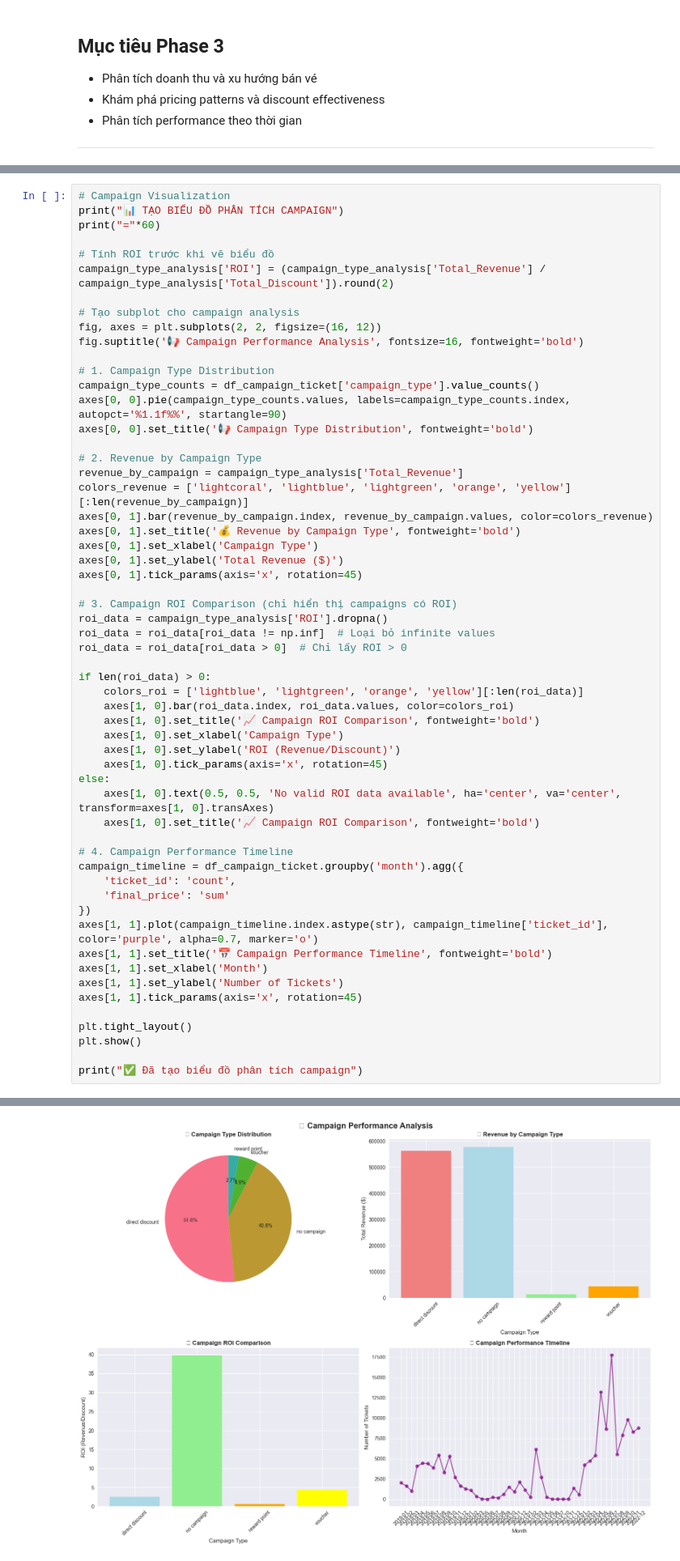
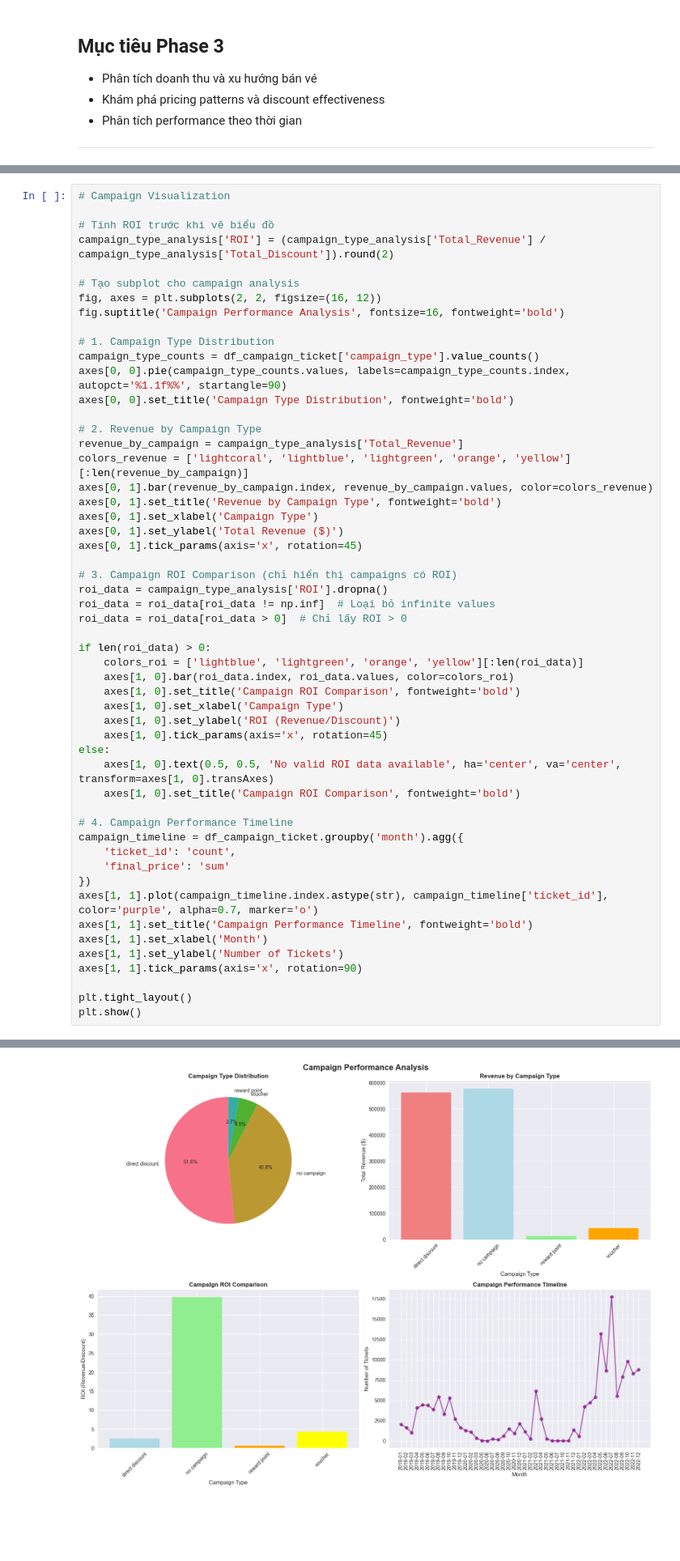
Before and after one commit to LeVanDuy26/Movie-Ticket-Company, a Jupyter notebook: notebooks/02_eda.ipynb, the cells around one changed output, grey strips where cells are left out. Shown at 81% size. Saved outputs shown, nothing was run; the diff lists cells and outputs as text; blank space fills up the shorter version.

```diff
--- a/notebooks/02_eda.ipynb
+++ b/notebooks/02_eda.ipynb
@@ -792,26 +857,24 @@ month
 79800       direct discount     1798       13665.11              7.60
 # %%
 # Campaign Visualization
-print("📊 TẠO BIỂU ĐỒ PHÂN TÍCH CAMPAIGN")
-print("="*60)
 
 # Tính ROI trước khi vẽ biểu đồ
 campaign_type_analysis['ROI'] = (campaign_type_analysis['Total_Revenue'] / campaign_type_analysis['Total_Discount']).round(2)
 
 # Tạo subplot cho campaign analysis
 fig, axes = plt.subplots(2, 2, figsize=(16, 12))
-fig.suptitle('📢 Campaign Performance Analysis', fontsize=16, fontweight='bold')
+fig.suptitle('Campaign Performance Analysis', fontsize=16, fontweight='bold')
 
 # 1. Campaign Type Distribution
 campaign_type_counts = df_campaign_ticket['campaign_type'].value_counts()
 axes[0, 0].pie(campaign_type_counts.values, labels=campaign_type_counts.index, autopct='%1.1f%%', startangle=90)
-axes[0, 0].set_title('📢 Campaign Type Distribution', fontweight='bold')
+axes[0, 0].set_title('Campaign Type Distribution', fontweight='bold')
 
 # 2. Revenue by Campaign Type
 revenue_by_campaign = campaign_type_analysis['Total_Revenue']
 colors_revenue = ['lightcoral', 'lightblue', 'lightgreen', 'orange', 'yellow'][:len(revenue_by_campaign)]
 axes[0, 1].bar(revenue_by_campaign.index, revenue_by_campaign.values, color=colors_revenue)
-axes[0, 1].set_title('💰 Revenue by Campaign Type', fontweight='bold')
+axes[0, 1].set_title('Revenue by Campaign Type', fontweight='bold')
 axes[0, 1].set_xlabel('Campaign Type')
 axes[0, 1].set_ylabel('Total Revenue ($)')
 axes[0, 1].tick_params(axis='x', rotation=45)
@@ -824,13 +887,13 @@ roi_data = roi_data[roi_data > 0]  # Chỉ lấy ROI > 0
 if len(roi_data) > 0:
     colors_roi = ['lightblue', 'lightgreen', 'orange', 'yellow'][:len(roi_data)]
     axes[1, 0].bar(roi_data.index, roi_data.values, color=colors_roi)
-    axes[1, 0].set_title('📈 Campaign ROI Comparison', fontweight='bold')
+    axes[1, 0].set_title('Campaign ROI Comparison', fontweight='bold')
     axes[1, 0].set_xlabel('Campaign Type')
     axes[1, 0].set_ylabel('ROI (Revenue/Discount)')
     axes[1, 0].tick_params(axis='x', rotation=45)
 else:
     axes[1, 0].text(0.5, 0.5, 'No valid ROI data available', ha='center', va='center', transform=axes[1, 0].transAxes)
-    axes[1, 0].set_title('📈 Campaign ROI Comparison', fontweight='bold')
+    axes[1, 0].set_title('Campaign ROI Comparison', fontweight='bold')
 
 # 4. Campaign Performance Timeline
 campaign_timeline = df_campaign_ticket.groupby('month').agg({
@@ -838,13 +901,11 @@ campaign_timeline = df_campaign_ticket.groupby('month').agg({
     'final_price': 'sum'
 })
 axes[1, 1].plot(campaign_timeline.index.astype(str), campaign_timeline['ticket_id'], color='purple', alpha=0.7, marker='o')
-axes[1, 1].set_title('📅 Campaign Performance Timeline', fontweight='bold')
+axes[1, 1].set_title('Campaign Performance Timeline', fontweight='bold')
 axes[1, 1].set_xlabel('Month')
 axes[1, 1].set_ylabel('Number of Tickets')
-axes[1, 1].tick_params(axis='x', rotation=45)
+axes[1, 1].tick_params(axis='x', rotation=90)
 
 plt.tight_layout()
 plt.show()
-
-print("✅ Đã tạo biểu đồ phân tích campaign")
 # %% [output]
@@ -853 +912 @@ print("✅ Đã tạo biểu đồ phân tích campaign")
-[figure, old version]
+[figure, new version]
```
Also changed, not shown: parts of 27 cells of this notebook, 9 other files.
